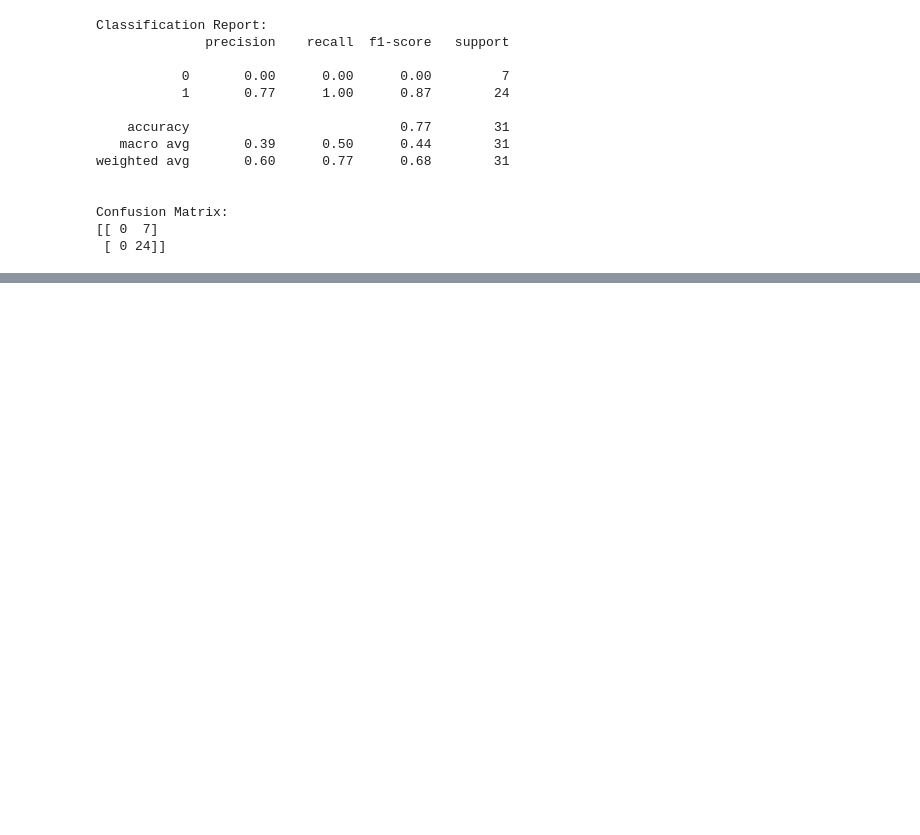
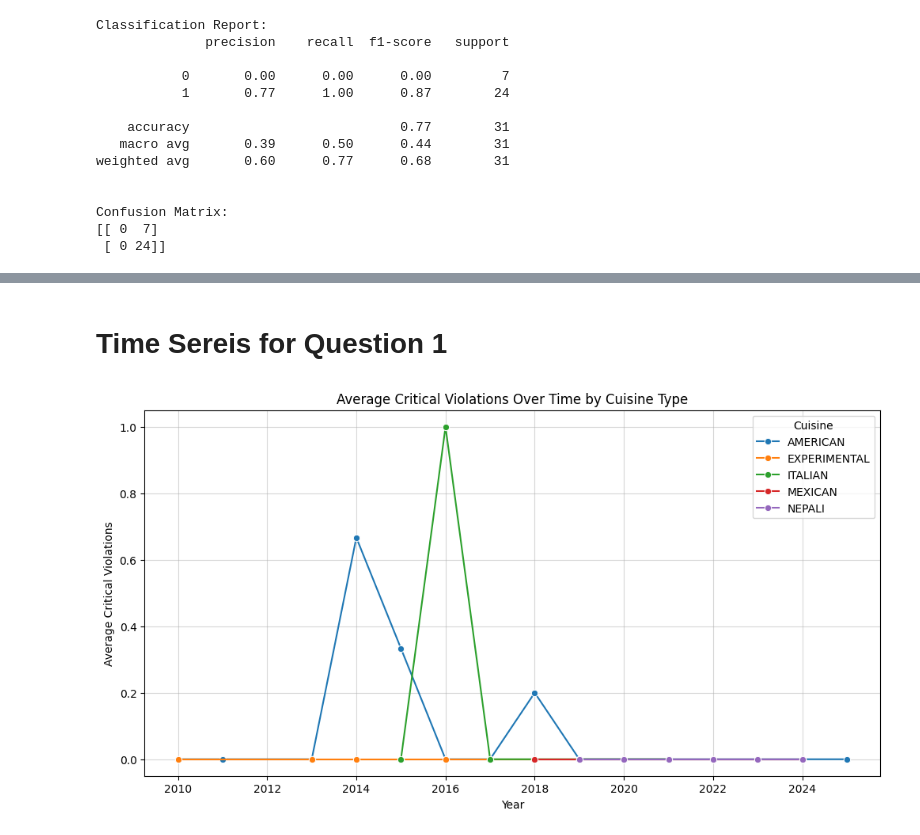
Before and after one commit to kyliemccabe1/Project-DW, a Jupyter notebook: Codes/Updated Project Jupyter Notebook.ipynb, the cells around one changed output, grey strips where cells are left out. Cells and saved outputs as stored; diff of their text form; code cells hidden in the pictures; blank space fills up the shorter version.

```diff
--- a/Codes/Updated Project Jupyter Notebook.ipynb
+++ b/Codes/Updated Project Jupyter Notebook.ipynb
@@ -414,0 +463,36 @@ Confusion Matrix:
+# %% [markdown]
+# Time Sereis for Question 1
+# %%
+import pandas as pd
+import matplotlib.pyplot as plt
+import seaborn as sns
+
+# Load CSV
+merged_df = pd.read_csv("merged_cleaned.csv")
+
+# Convert date and prepare columns
+merged_df["Inspection Date"] = pd.to_datetime(merged_df["Inspection Date"])
+merged_df["Year"] = merged_df["Inspection Date"].dt.year
+merged_df["Critical_Violation_Count"] = merged_df["Violations"].apply(
+    lambda x: str(x).lower().count("critical") if pd.notnull(x) else 0
+)
+
+# Get Top 5 Cuisines
+top_cuisines = merged_df["Cuisine"].value_counts().head(5).index
+
+# Filter for top cuisines
+df_top_cuisines = merged_df[merged_df["Cuisine"].isin(top_cuisines)]
+
+# Group and calculate average
+avg_critical_cuisine = df_top_cuisines.groupby(["Year", "Cuisine"])["Critical_Violation_Count"].mean().reset_index()
+
+# Plot
+plt.figure(figsize=(12,6))
+sns.lineplot(data=avg_critical_cuisine, x="Year", y="Critical_Violation_Count", hue="Cuisine", marker="o")
+plt.title("Average Critical Violations Over Time by Cuisine Type")
+plt.xlabel("Year")
+plt.ylabel("Average Critical Violations")
+plt.grid(alpha=0.5)
+plt.show()
+# %% [output]
+[figure, added]
```
Also changed, not shown: parts of 24 cells of this notebook.
